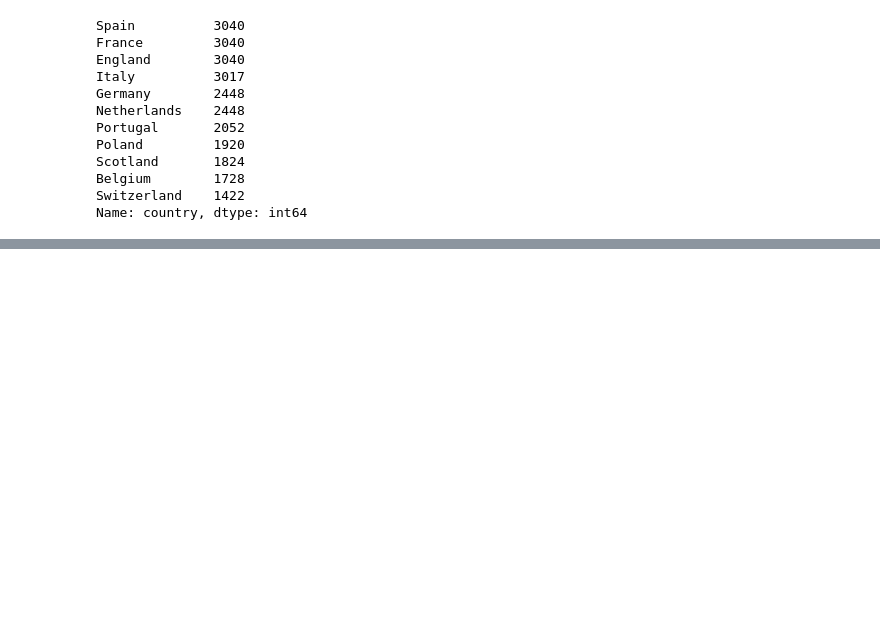
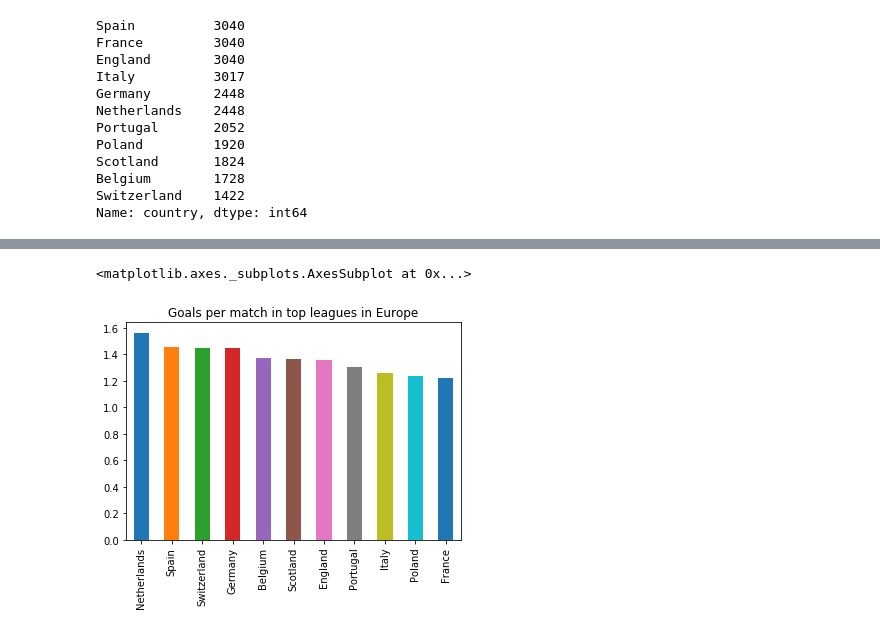
Before and after one commit to MagdaPuchlik/python_bootcamp_06102018, a Jupyter notebook: zjazd_5/pandas.ipynb, the cells around one changed output, grey strips where cells are left out. Saved outputs shown, nothing was run; the diff lists cells and outputs as text; code cells hidden in the pictures; blank space fills up the shorter version.

```diff
--- a/zjazd_5/pandas.ipynb
+++ b/zjazd_5/pandas.ipynb
@@ -398,3 +398,6 @@ Scotland       1824
 Belgium        1728
 Switzerland    1422
 Name: country, dtype: int64
+# %%
+goals_per_country =dt.groupby('country').agg({'nowa+kolumna':sum})
+goals_per_country
@@ -400,0 +418,7 @@ Name: country, dtype: int64
+# %%
+matches_per_country = dt.country.value_counts()
+dt2=goals_per_country['nowa+kolumna']/matches_per_country
+dt2.sort_values(ascending=False).plot(kind='bar',title='Goals per match in top leagues in Europe')
+# %% [output]
+<matplotlib.axes._subplots.AxesSubplot at 0x...>
+[figure, added]
```
Also changed, not shown: parts of 1 cell of this notebook, 40 other files.
